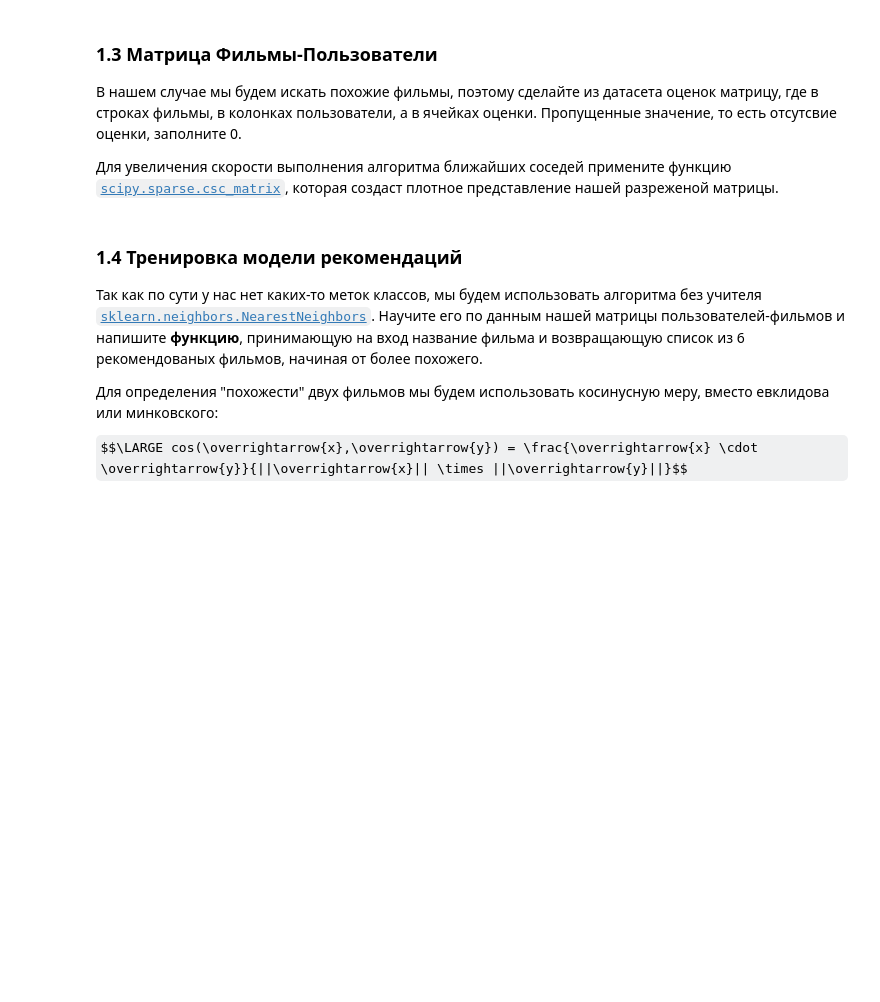
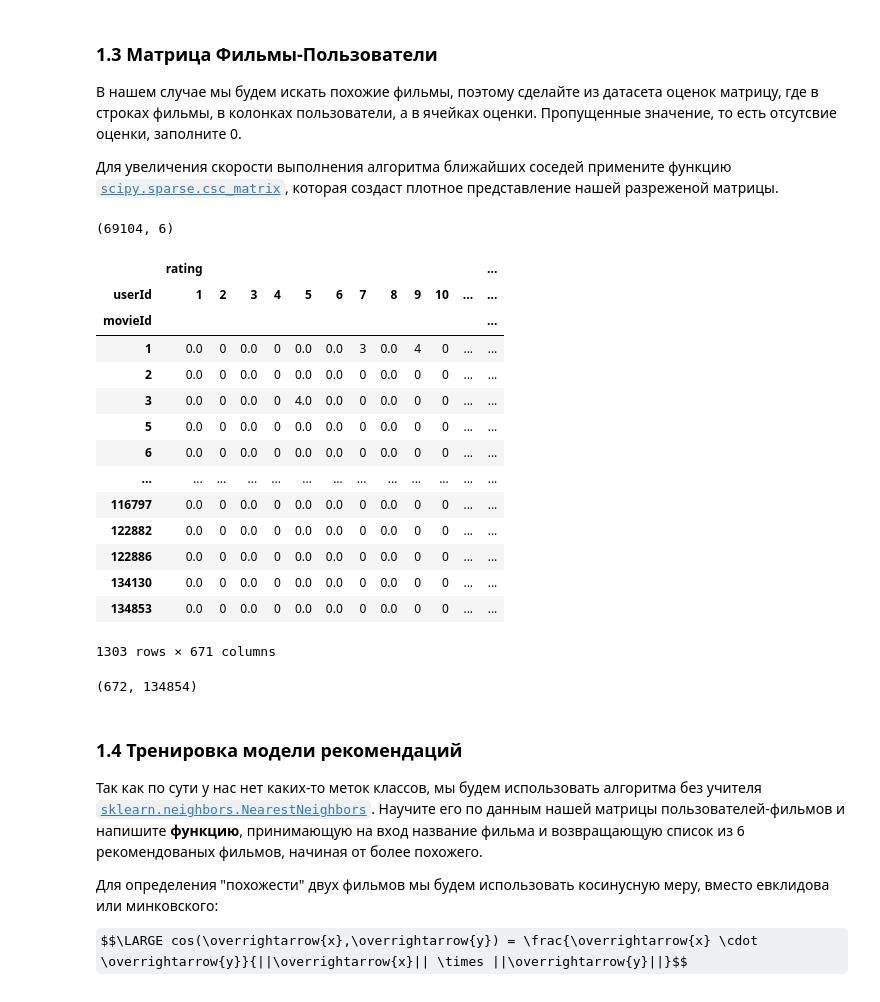
Before and after one commit to D7nis/Course-ML-Classic, a Jupyter notebook: Practice/6. Классификация, kNN/06-02-classification_DDA.ipynb, the cells around one changed output. Saved outputs shown, nothing was run; the diff lists cells and outputs as text; code cells hidden in the pictures; some formulas as TeX source; blank space fills up the shorter version.

```diff
--- a/Practice/6. Классификация, kNN/06-02-classification_DDA.ipynb
+++ b/Practice/6. Классификация, kNN/06-02-classification_DDA.ipynb
@@ -64,0 +121,3 @@ ratings.head()
+# %%
+ratings_gt_20=ratings[ratings['movieId'].isin(count_reviews[count_reviews['count_reviews']>=20]['movieId'].values)]
+ratings_gt_20
@@ -68,0 +155,3 @@ ratings.head()
+# %%
+movies_gt_20=movies.loc[ratings_gt_20['movieId'].unique()]
+movies_gt_20
@@ -68,0 +173,3 @@ ratings.head()
+# %%
+films = ratings_gt_20.join(movies_gt_20,lsuffix='_duble',on='movieId',how='left')
+films.head()
@@ -72,3 +202,26 @@ ratings.head()
 В нашем случае мы будем искать похожие фильмы, поэтому сделайте из датасета оценок матрицу, где в строках фильмы, в колонках пользователи, а в ячейках оценки. Пропущенные значение, то есть отсутсвие оценки, заполните 0.
 
 Для увеличения скорости выполнения алгоритма ближайших соседей примените функцию [`scipy.sparse.csc_matrix`](https://docs.scipy.org/doc/scipy/reference/generated/scipy.sparse.csr_matrix.html),  которая создаст плотное представление нашей разреженой матрицы.
+# %%
+films.shape
+# %% [output]
+(69104, 6)
+# %%
+films_pivot = pd.pivot_table(films, values=['rating'], columns=['userId'], index=['movieId'], fill_value=0)
+films_pivot
+# %% [output]
+|  | rating |  |  |  |  |  |  |  |  |  |  | ... |
+| userId | 1 | 2 | 3 | 4 | 5 | 6 | 7 | 8 | 9 | 10 | ... | ... |
+| movieId |  |  |  |  |  |  |  |  |  |  |  | ... |
+| 1 | 0.0 | 0 | 0.0 | 0 | 0.0 | 0.0 | 3 | 0.0 | 4 | 0 | ... | ... |
+| 2 | 0.0 | 0 | 0.0 | 0 | 0.0 | 0.0 | 0 | 0.0 | 0 | 0 | ... | ... |
+| 3 | 0.0 | 0 | 0.0 | 0 | 4.0 | 0.0 | 0 | 0.0 | 0 | 0 | ... | ... |
+| 5 | 0.0 | 0 | 0.0 | 0 | 0.0 | 0.0 | 0 | 0.0 | 0 | 0 | ... | ... |
+| 6 | 0.0 | 0 | 0.0 | 0 | 0.0 | 0.0 | 0 | 0.0 | 0 | 0 | ... | ... |
+| ... | ... | ... | ... | ... | ... | ... | ... | ... | ... | ... | ... | ... |
+| 116797 | 0.0 | 0 | 0.0 | 0 | 0.0 | 0.0 | 0 | 0.0 | 0 | 0 | ... | ... |
+| 122882 | 0.0 | 0 | 0.0 | 0 | 0.0 | 0.0 | 0 | 0.0 | 0 | 0 | ... | ... |
+| 122886 | 0.0 | 0 | 0.0 | 0 | 0.0 | 0.0 | 0 | 0.0 | 0 | 0 | ... | ... |
+| 134130 | 0.0 | 0 | 0.0 | 0 | 0.0 | 0.0 | 0 | 0.0 | 0 | 0 | ... | ... |
+| 134853 | 0.0 | 0 | 0.0 | 0 | 0.0 | 0.0 | 0 | 0.0 | 0 | 0 | ... | ... |
+1303 rows × 671 columns
@@ -75,3 +237,7 @@ ratings.head()
+# %%
+csr.toarray().shape
+# %% [output]
+(672, 134854)
 # %% [markdown]
 ### 1.4 Тренировка модели рекомендаций
 
```
Also changed, not shown: parts of 27 cells of this notebook, 3 other files.
